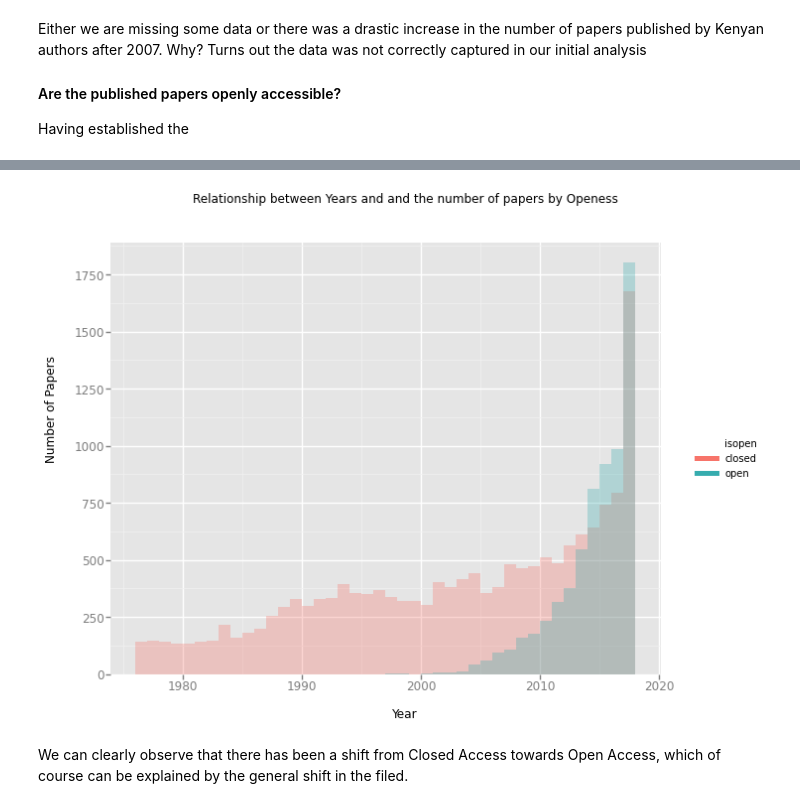
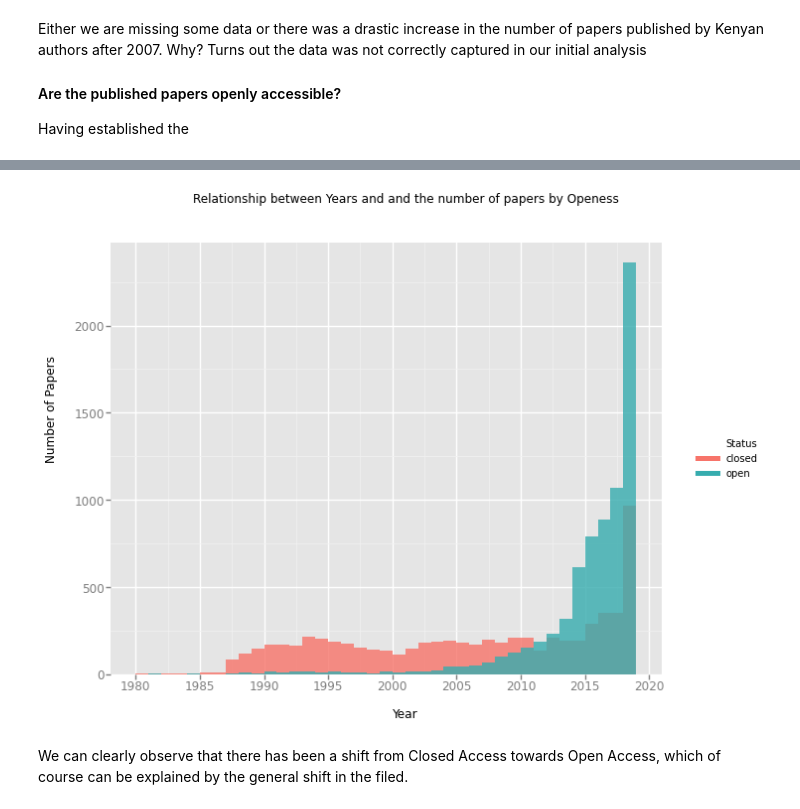
Before and after one commit to BioinfoNet/Data-mining, a Jupyter notebook: Notebooks/Data_Analysis_and_Visualization.ipynb, the cells around one changed output, grey strips where cells are left out. Drawn from its saved outputs; the diff is of its cells as text; code cells hidden in the pictures.

```diff
--- a/Notebooks/Data_Analysis_and_Visualization.ipynb
+++ b/Notebooks/Data_Analysis_and_Visualization.ipynb
@@ -23,5 +24,5 @@ You can access Timestamp as pandas.Timestamp
 # %% [markdown]
 #### Then import the data
 # %%
-data = pd.read_csv('../Data/PMID_PMC_Journal_Year.csv', index_col='pmid')
+data = pd.read_csv('../reanalysis_2020/data/PMID_PMC_Journal_Year_Kenya3.csv', index_col='Pmid')
 # %%
@@ -86,12 +83,16 @@ data[(data.year > 1980) & (data.year < 2019)]
 # %%
-p=ggplot(data[(data.year > 1975) & (data.year < 2020)], aes(x='year', fill='isopen')) +\
-    geom_histogram(binwidth=1, alpha = 0.3) + \
+p=ggplot(data[(data.Year > 1975) & (data.Year < 2020)], aes(x='Year', fill='Status')) +\
+    geom_histogram(binwidth=1, alpha = 0.8) + \
 ggtitle("Relationship between Years and and the number of papers by Openess") \
 + xlab("Year") + ylab("Number of Papers")
 
-p.save('../plots/statusOpennessYear_Kenya.png')
+p.save('../plots/statusOpennessYear_Kenya.png', dpi=300)
+
+im = Image.open('../plots/statusOpennessYear_Kenya.png')
+rgb_im = im.convert('RGB')
+rgb_im.save('../plots/statusOpennessYear_Kenya.jpg')
 # %% [output]
-[figure, old version]
+[figure, new version]
 # %% [markdown]
 We can clearly observe that there has been a shift from Closed Access towards Open Access, which of course can be explained by the general shift in the filed.
 # %%
```
Also changed, not shown: parts of 9 cells of this notebook, 4 other files.
